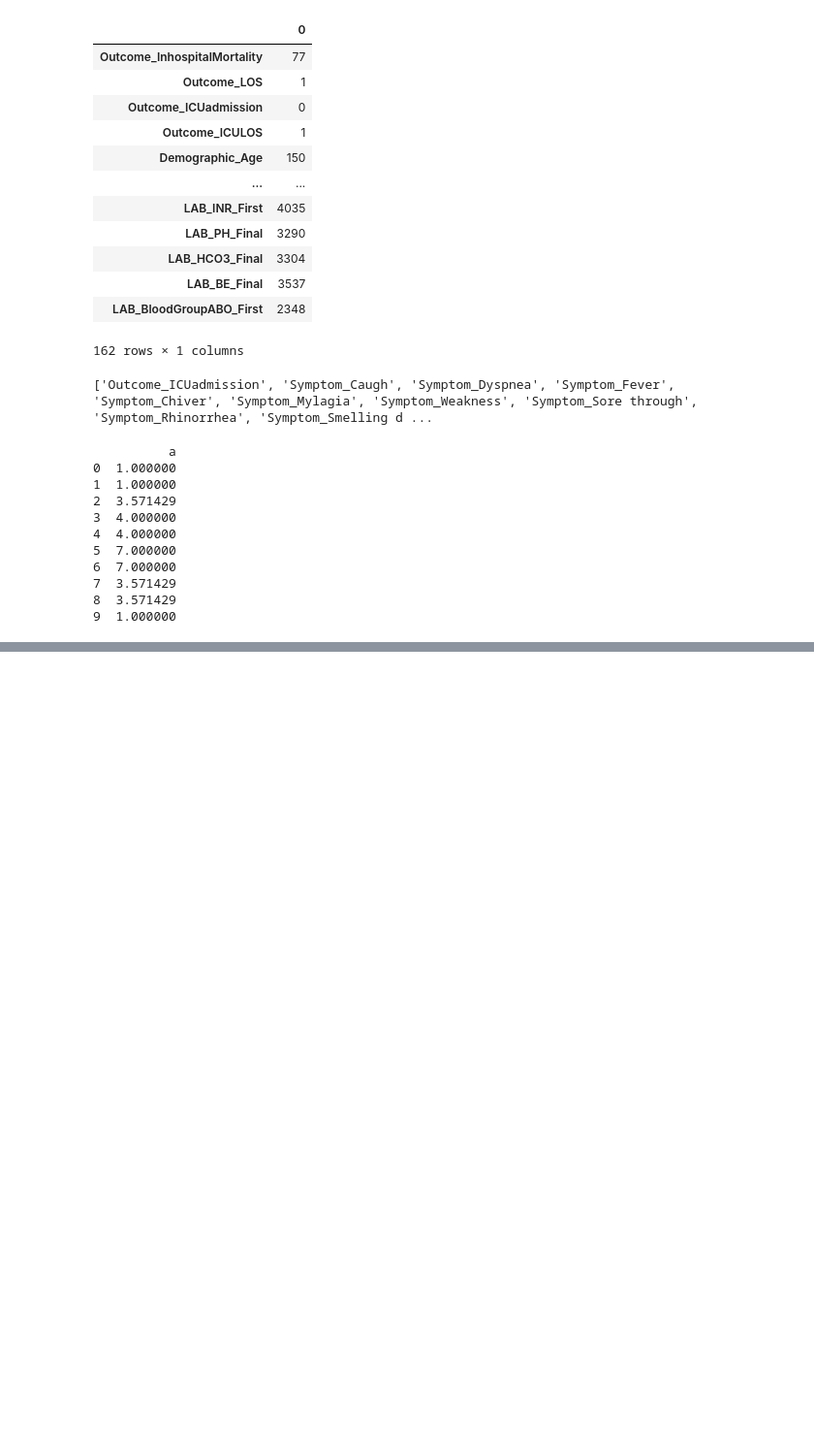
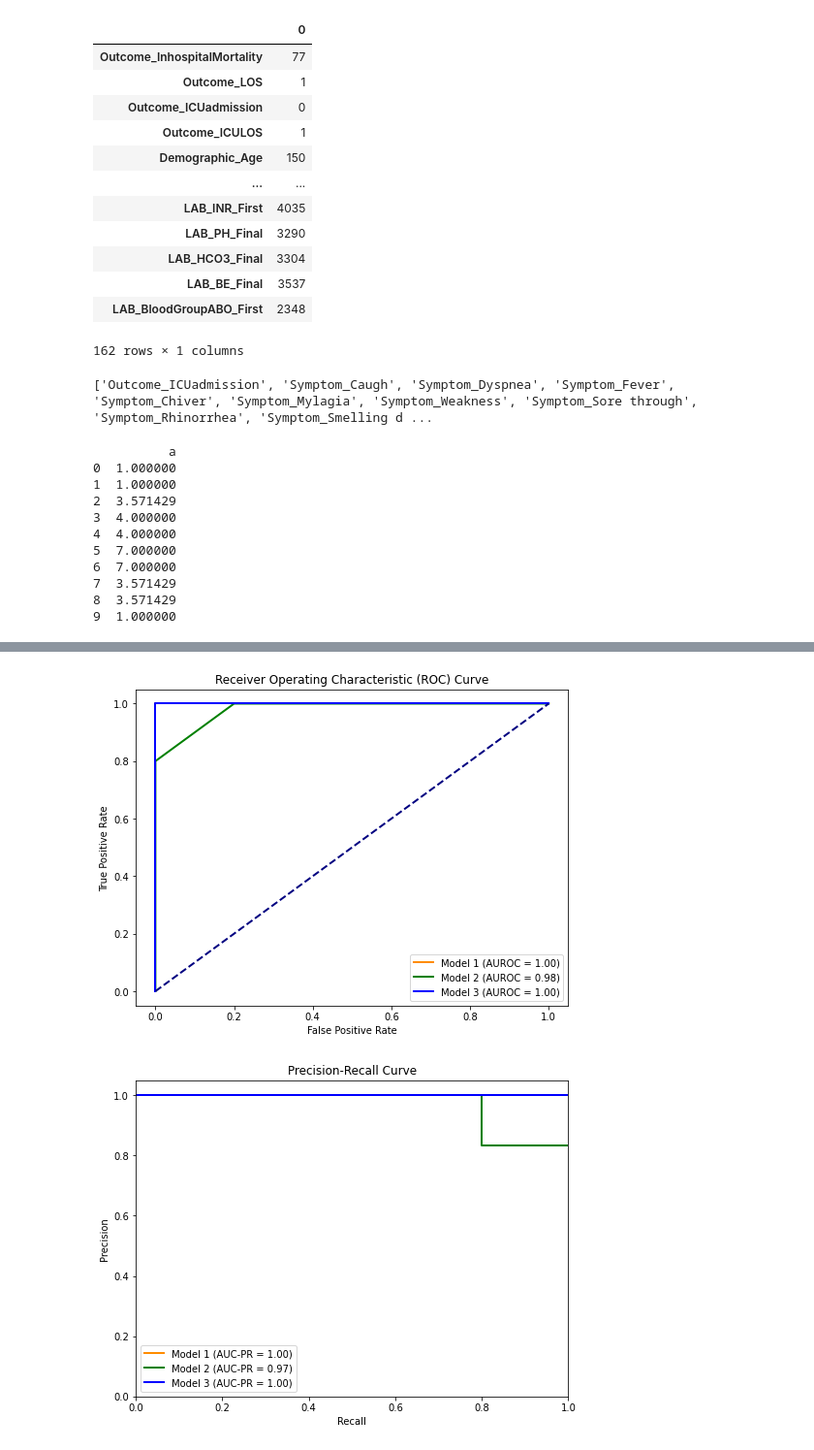
Before and after one commit to Sdamirsa/Tehran_COVID_Cohort_LLMExperiment, a Jupyter notebook: Untitled.ipynb, the cells around one changed output, grey strips where cells are left out. Shown: that part at 97% size. Saved outputs shown, nothing was run; the diff lists cells and outputs as text; code cells hidden in the pictures; blank space fills up the shorter version.

```diff
--- a/Untitled.ipynb
+++ b/Untitled.ipynb
@@ -78,0 +190,61 @@ print(imputed_df)
+# %%
+from sklearn.metrics import roc_auc_score, auc, roc_curve, average_precision_score, precision_recall_curve
+import matplotlib.pyplot as plt
+
+# Example ground truth labels and predicted probabilities for three models
+ground_truth_model1 = [0, 1, 1, 0, 1, 0, 0, 1, 0, 1]
+predicted_probabilities_model1 = [0.2, 0.8, 0.7, 0.3, 0.9, 0.1, 0.4, 0.6, 0.3, 0.7]
+
+ground_truth_model2 = [0, 1, 1, 0, 1, 0, 0, 1, 0, 1]
+predicted_probabilities_model2 = [0.3, 0.7, 0.6, 0.4, 0.8, 0.2, 0.5, 0.5, 0.4, 0.6]
+
+ground_truth_model3 = [0, 1, 1, 0, 1, 0, 0, 1, 0, 1]
+predicted_probabilities_model3 = [0.1, 0.9, 0.8, 0.2, 0.7, 0.3, 0.2, 0.8, 0.1, 0.9]
+
+# Calculate AUROC for each model
+auroc_model1 = roc_auc_score(ground_truth_model1, predicted_probabilities_model1)
+auroc_model2 = roc_auc_score(ground_truth_model2, predicted_probabilities_model2)
+auroc_model3 = roc_auc_score(ground_truth_model3, predicted_probabilities_model3)
+
+# Calculate ROC curves for each model
+fpr_model1, tpr_model1, _ = roc_curve(ground_truth_model1, predicted_probabilities_model1)
+fpr_model2, tpr_model2, _ = roc_curve(ground_truth_model2, predicted_probabilities_model2)
+fpr_model3, tpr_model3, _ = roc_curve(ground_truth_model3, predicted_probabilities_model3)
+
+# Calculate AUC-PR for each model
+average_precision_model1 = average_precision_score(ground_truth_model1, predicted_probabilities_model1)
+average_precision_model2 = average_precision_score(ground_truth_model2, predicted_probabilities_model2)
+average_precision_model3 = average_precision_score(ground_truth_model3, predicted_probabilities_model3)
+
+# Calculate precision-recall curves for each model
+precision_model1, recall_model1, _ = precision_recall_curve(ground_truth_model1, predicted_probabilities_model1)
+precision_model2, recall_model2, _ = precision_recall_curve(ground_truth_model2, predicted_probabilities_model2)
+precision_model3, recall_model3, _ = precision_recall_curve(ground_truth_model3, predicted_probabilities_model3)
+
+# Plot ROC curves
+plt.figure(figsize=(8, 6))
+plt.plot(fpr_model1, tpr_model1, color='darkorange', lw=2, label='Model 1 (AUROC = %0.2f)' % auroc_model1)
+plt.plot(fpr_model2, tpr_model2, color='green', lw=2, label='Model 2 (AUROC = %0.2f)' % auroc_model2)
+plt.plot(fpr_model3, tpr_model3, color='blue', lw=2, label='Model 3 (AUROC = %0.2f)' % auroc_model3)
+plt.plot([0, 1], [0, 1], color='navy', lw=2, linestyle='--')
+plt.xlabel('False Positive Rate')
+plt.ylabel('True Positive Rate')
+plt.title('Receiver Operating Characteristic (ROC) Curve')
+plt.legend(loc='lower right')
+
+# Plot precision-recall curves
+plt.figure(figsize=(8, 6))
+plt.step(recall_model1, precision_model1, color='darkorange', where='post', lw=2, label='Model 1 (AUC-PR = %0.2f)' % average_precision_model1)
+plt.step(recall_model2, precision_model2, color='green', where='post', lw=2, label='Model 2 (AUC-PR = %0.2f)' % average_precision_model2)
+plt.step(recall_model3, precision_model3, color='blue', where='post', lw=2, label='Model 3 (AUC-PR = %0.2f)' % average_precision_model3)
+plt.xlabel('Recall')
+plt.ylabel('Precision')
+plt.title('Precision-Recall Curve')
+plt.ylim([0.0, 1.05])
+plt.xlim([0.0, 1.0])
+plt.legend(loc='lower left')
+
+plt.show()
+# %% [output]
+[figure, added]
+[figure, added]
```
Also changed, not shown: parts of 14 cells of this notebook, 11 other files.
